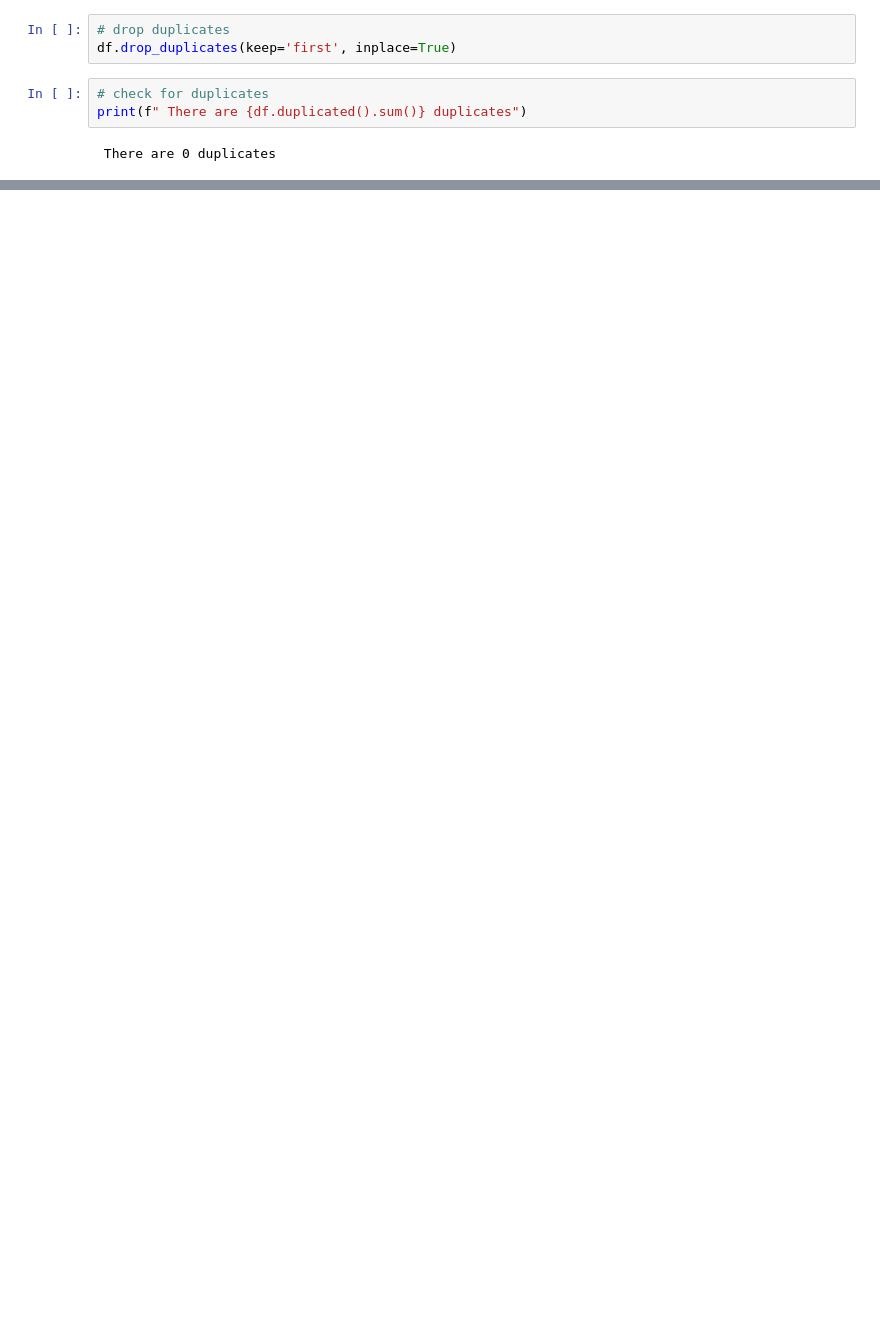
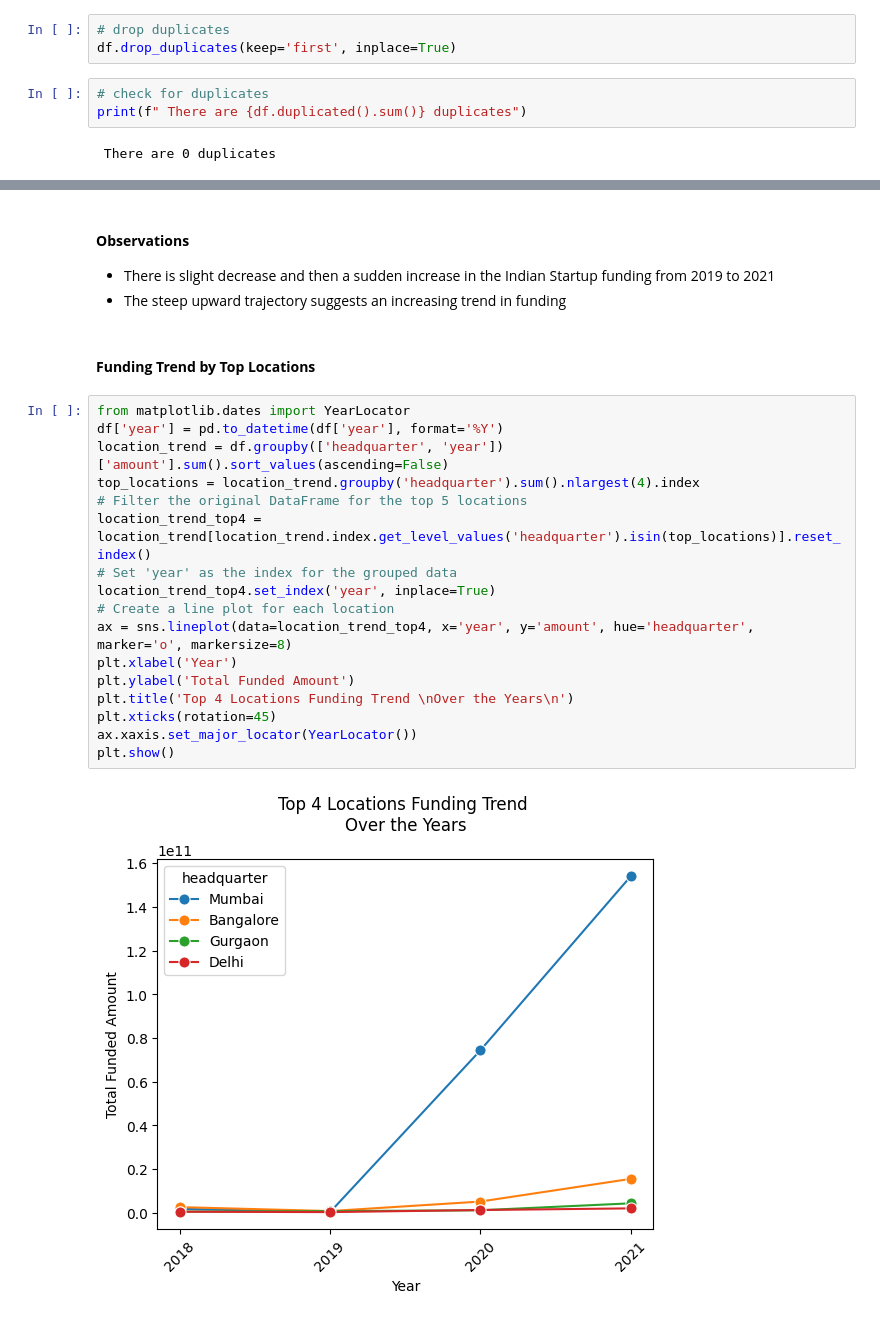
Before and after one commit to MurithiDenisGitobu/EDA-Indian-Startup-Funding, a Jupyter notebook: LP1_Project.ipynb.ipynb, the cells around one changed output, grey strips where cells are left out. Drawn from its saved outputs; the diff is of its cells as text; blank space fills up the shorter version.

```diff
--- a/LP1_Project.ipynb.ipynb
+++ b/LP1_Project.ipynb.ipynb
@@ -849,0 +914,25 @@ memory usage: 311.8+ KB
+# %% [markdown]
+#### **Observations**
+- There is slight decrease and then a sudden increase  in the Indian Startup funding from 2019 to 2021
+- The steep upward trajectory suggests an increasing trend in funding
+# %% [markdown]
+#### **Funding Trend by Top Locations**
+# %%
+from matplotlib.dates import YearLocator
+df['year'] = pd.to_datetime(df['year'], format='%Y')
+location_trend = df.groupby(['headquarter', 'year'])['amount'].sum().sort_values(ascending=False)
+top_locations = location_trend.groupby('headquarter').sum().nlargest(4).index
+# Filter the original DataFrame for the top 5 locations
+location_trend_top4 = location_trend[location_trend.index.get_level_values('headquarter').isin(top_locations)].reset_index()
+# Set 'year' as the index for the grouped data
+location_trend_top4.set_index('year', inplace=True)
+# Create a line plot for each location
+ax = sns.lineplot(data=location_trend_top4, x='year', y='amount', hue='headquarter', marker='o', markersize=8)
+plt.xlabel('Year')
+plt.ylabel('Total Funded Amount')
+plt.title('Top 4 Locations Funding Trend \nOver the Years\n')
+plt.xticks(rotation=45)
+ax.xaxis.set_major_locator(YearLocator())
+plt.show()
+# %% [output]
+[figure, added]
```
Also changed, not shown: parts of 25 cells of this notebook.
